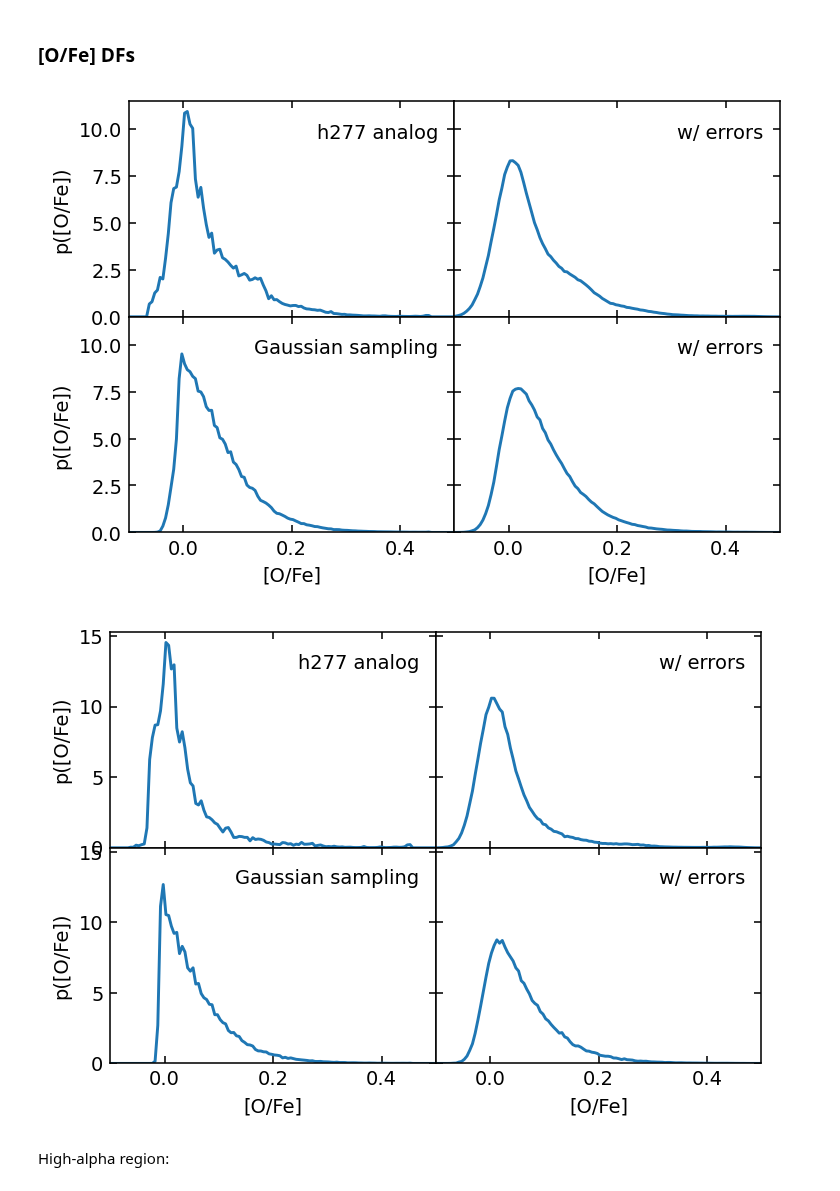
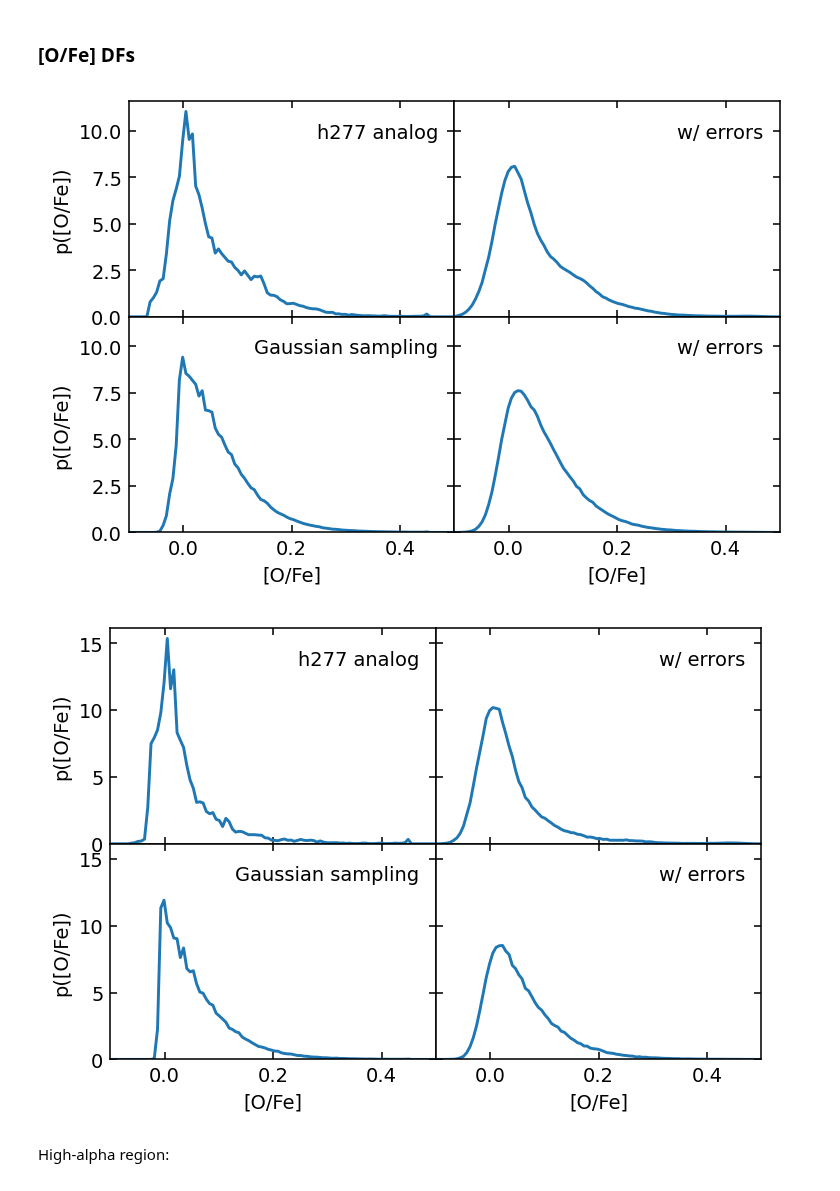
Before and after one commit to lodubay/galactic-dtd, a Jupyter notebook: notebooks/gaussian_migration_results.ipynb, the cells around one changed output. Drawn from its saved outputs; the diff is of its cells as text; code cells hidden in the pictures.

```diff
--- a/notebooks/gaussian_migration_results.ipynb
+++ b/notebooks/gaussian_migration_results.ipynb
@@ -237,12 +237,12 @@ xlim = (-1.1, 0.8)
 
 for i, stars in enumerate(data_list):
     stars = stars.region((3, 20))
-    mdf, bin_edges = vice_mdf(stars.stars, '[fe/h]', xlim=xlim, bin_width=0.01, smoothing=False)
+    mdf, bin_edges = stars.mdf('[fe/h]', range=xlim)
     bin_centers = (bin_edges[:-1] + bin_edges[1:]) / 2
     axs[i,0].plot(bin_centers, mdf)
     axs[i,0].text(0.05, 0.9, labels[i], transform=axs[i,0].transAxes, ha='left', va='top')
     noisy_stars = stars.model_uncertainty(apogee_data)
-    noisy_mdf, bin_edges = vice_mdf(noisy_stars.stars, '[fe/h]', xlim=xlim, bin_width=0.01, smoothing=False)
+    noisy_mdf, bin_edges = noisy_stars.mdf('[fe/h]', range=xlim)
     bin_centers = (bin_edges[:-1] + bin_edges[1:]) / 2
     axs[i,1].plot(bin_centers, noisy_mdf)
     axs[i,1].text(0.05, 0.9, 'w/ errors', transform=axs[i,1].transAxes, ha='left', va='top')
@@ -265,12 +265,12 @@ xlim = (-1.1, 0.8)
 
 for i, stars in enumerate(data_list):
     stars = stars.region((7, 9))
-    mdf, bin_edges = vice_mdf(stars.stars, '[fe/h]', xlim=xlim, bin_width=0.01, smoothing=False)
+    mdf, bin_edges = stars.mdf('[fe/h]', range=xlim)
     bin_centers = (bin_edges[:-1] + bin_edges[1:]) / 2
     axs[i,0].plot(bin_centers, mdf)
     axs[i,0].text(0.05, 0.9, labels[i], transform=axs[i,0].transAxes, ha='left', va='top')
     noisy_stars = stars.model_uncertainty(apogee_data)
-    noisy_mdf, bin_edges = vice_mdf(noisy_stars.stars, '[fe/h]', xlim=xlim, bin_width=0.01, smoothing=False)
+    noisy_mdf, bin_edges = noisy_stars.mdf('[fe/h]', range=xlim)
     bin_centers = (bin_edges[:-1] + bin_edges[1:]) / 2
     axs[i,1].plot(bin_centers, noisy_mdf)
     axs[i,1].text(0.05, 0.9, 'w/ errors', transform=axs[i,1].transAxes, ha='left', va='top')
@@ -293,12 +293,12 @@ xlim = (-0.1, 0.5)
 
 for i, stars in enumerate(data_list):
     stars = stars.region((3, 20))
-    mdf, bin_edges = vice_mdf(stars.stars, '[o/fe]', xlim=xlim, bin_width=0.005, smoothing=False)
+    mdf, bin_edges = stars.mdf('[o/fe]', range=xlim)
     bin_centers = (bin_edges[:-1] + bin_edges[1:]) / 2
     axs[i,0].plot(bin_centers, mdf)
     axs[i,0].text(0.95, 0.9, labels[i], transform=axs[i,0].transAxes, ha='right', va='top')
     noisy_stars = stars.model_uncertainty(apogee_data)
-    noisy_mdf, bin_edges = vice_mdf(noisy_stars.stars, '[o/fe]', xlim=xlim, bin_width=0.005, smoothing=False)
+    noisy_mdf, bin_edges = noisy_stars.mdf('[o/fe]', range=xlim)
     bin_centers = (bin_edges[:-1] + bin_edges[1:]) / 2
     axs[i,1].plot(bin_centers, noisy_mdf)
     axs[i,1].text(0.95, 0.9, 'w/ errors', transform=axs[i,1].transAxes, ha='right', va='top')
@@ -311,33 +311,33 @@ for ax in axs[:,0]:
     ax.set_ylabel('p([O/Fe])')
 plt.show()
 # %% [output]
-[figure, old version]
+[figure, new version]
 # %%
 fig, axs = plt.subplots(2, 2, sharex=True, sharey=True, figsize=(6, 4))
 plt.subplots_adjust(hspace=0., wspace=0.)
 xlim = (-0.1, 0.5)
 
 for i, stars in enumerate(data_list):
     stars = stars.region((7, 9))
-    mdf, bin_edges = vice_mdf(stars.stars, '[o/fe]', xlim=xlim, bin_width=0.005, smoothing=False)
+    mdf, bin_edges = stars.mdf('[o/fe]', range=xlim)
     bin_centers = (bin_edges[:-1] + bin_edges[1:]) / 2
     axs[i,0].plot(bin_centers, mdf)
     axs[i,0].text(0.95, 0.9, labels[i], transform=axs[i,0].transAxes, ha='right', va='top')
     noisy_stars = stars.model_uncertainty(apogee_data)
-    noisy_mdf, bin_edges = vice_mdf(noisy_stars.stars, '[o/fe]', xlim=xlim, bin_width=0.005, smoothing=False)
+    noisy_mdf, bin_edges = noisy_stars.mdf('[o/fe]', range=xlim)
     bin_centers = (bin_edges[:-1] + bin_edges[1:]) / 2
     axs[i,1].plot(bin_centers, noisy_mdf)
     axs[i,1].text(0.95, 0.9, 'w/ errors', transform=axs[i,1].transAxes, ha='right', va='top')
 
 axs[0,0].set_xlim(xlim)
 axs[0,0].set_ylim((0, None))
 for ax in axs[-1]:
     ax.set_xlabel('[O/Fe]')
 for ax in axs[:,0]:
     ax.set_ylabel('p([O/Fe])')
 plt.show()
 # %% [output]
-[figure, old version]
+[figure, new version]
 # %% [markdown]
 High-alpha region:
 # %%
```
Also changed, not shown: parts of 6 cells of this notebook, 1 other file.
